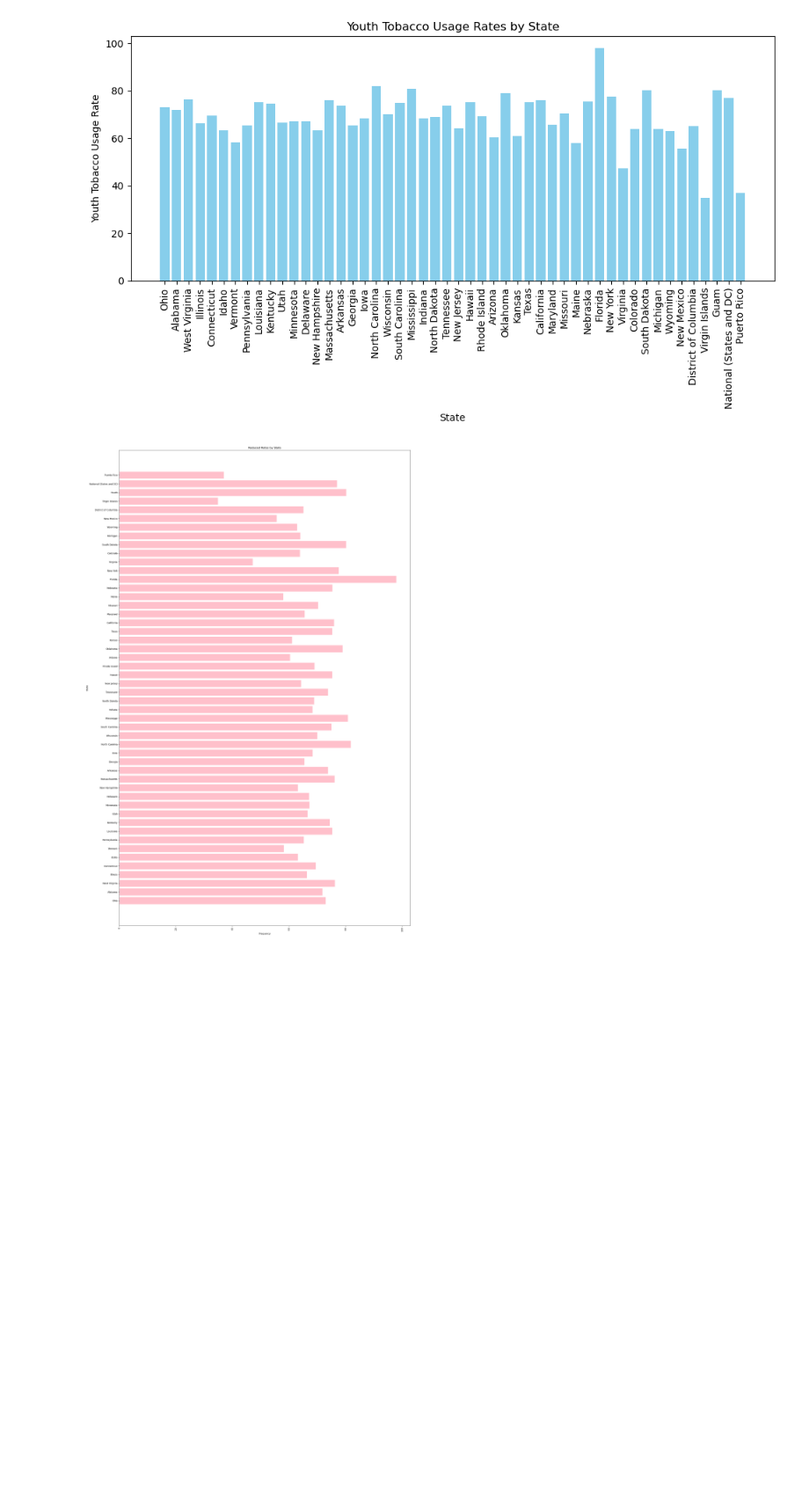
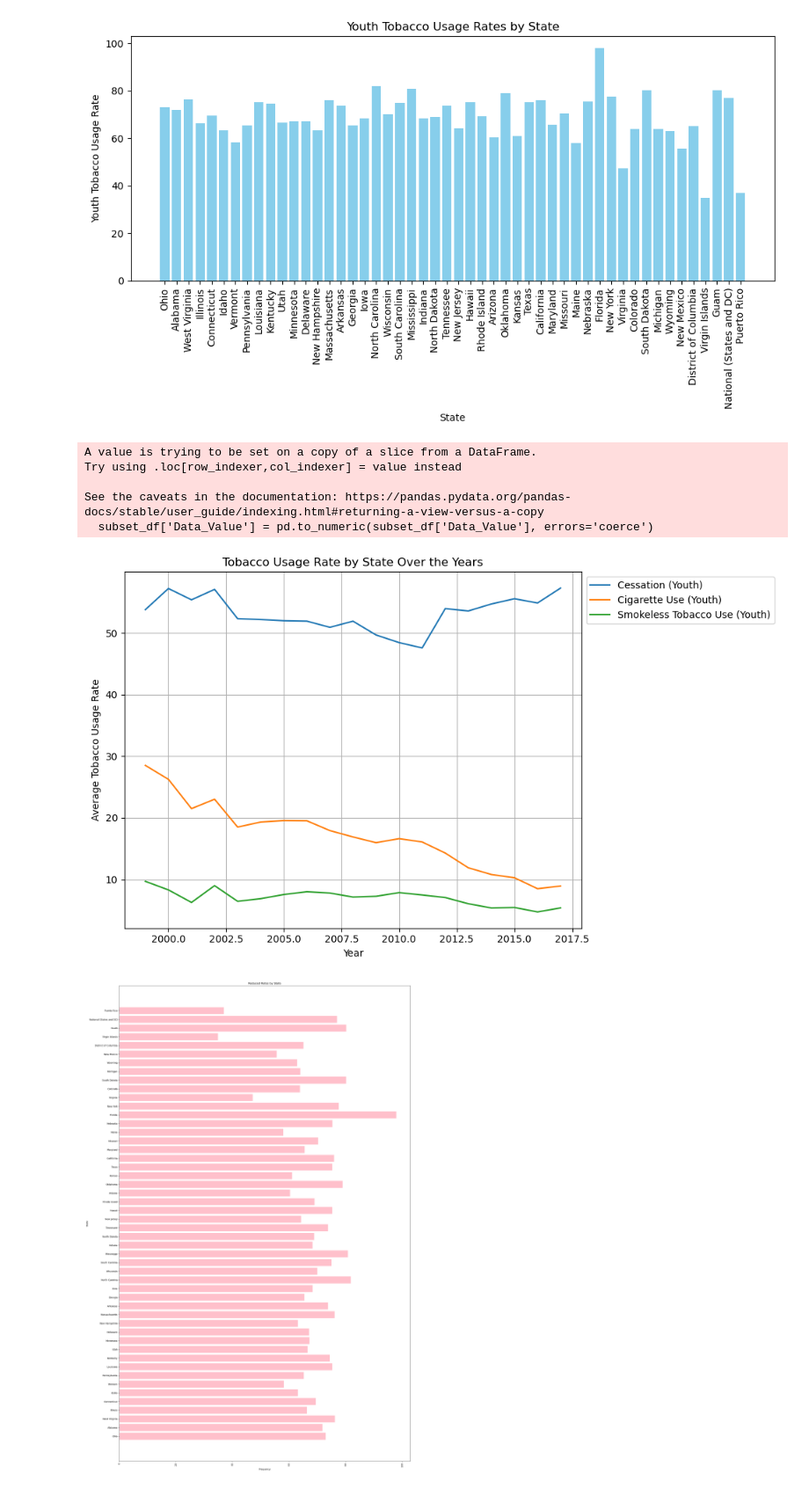
Before and after one commit to Lovelourdie/Project1_DataViz, a Jupyter notebook: clean_data.ipynb, the cells around one changed output. Shown: that part at 88% size. Saved outputs shown, nothing was run; the diff lists cells and outputs as text; code cells hidden in the pictures; blank space fills up the shorter version.

```diff
--- a/clean_data.ipynb
+++ b/clean_data.ipynb
@@ -240,6 +240,44 @@ plt.tight_layout()
 plt.show()
 # %% [output]
 [figure]
+# %%
+
+
+# Load the dataset
+df = pd.read_csv("Dataset.csv")
+
+# Filter the columns you need
+columns_list = ['YEAR', 'TopicDesc', 'Data_Value']
+subset_df = df[columns_list]
+
+# Preprocess the data if needed
+
+# Convert 'Data_Value' to numeric (assuming it contains strings)
+subset_df['Data_Value'] = pd.to_numeric(subset_df['Data_Value'], errors='coerce')
+
+# Group data by year and state, calculate the mean usage rate
+yearly_state_data = subset_df.groupby(['YEAR', 'TopicDesc']).mean().reset_index()
+
+# Plot the data
+plt.figure(figsize=(10, 6))
+for state in yearly_state_data['TopicDesc'].unique():
+    state_data = yearly_state_data[yearly_state_data['TopicDesc'] == state]
+    plt.plot(state_data['YEAR'], state_data['Data_Value'], label=state)
+
+plt.xlabel('Year')
+plt.ylabel('Average Tobacco Usage Rate')
+plt.title('Tobacco Usage Rate by State Over the Years')
+plt.legend(loc='upper left', bbox_to_anchor=(1, 1))
+plt.grid(True)
+plt.tight_layout()
+plt.show()
+# %% [output]
+A value is trying to be set on a copy of a slice from a DataFrame.
+Try using .loc[row_indexer,col_indexer] = value instead
+
+See the caveats in the documentation: https://pandas.pydata.org/pandas-docs/stable/user_guide/indexing.html#returning-a-view-versus-a-copy
+  subset_df['Data_Value'] = pd.to_numeric(subset_df['Data_Value'], errors='coerce')
+[figure, added]
 # %%
 plt.figure(figsize=(20, 30))
 plt.barh(subset_df['LocationDesc'], subset_df['Data_Value'], color='pink')
```
